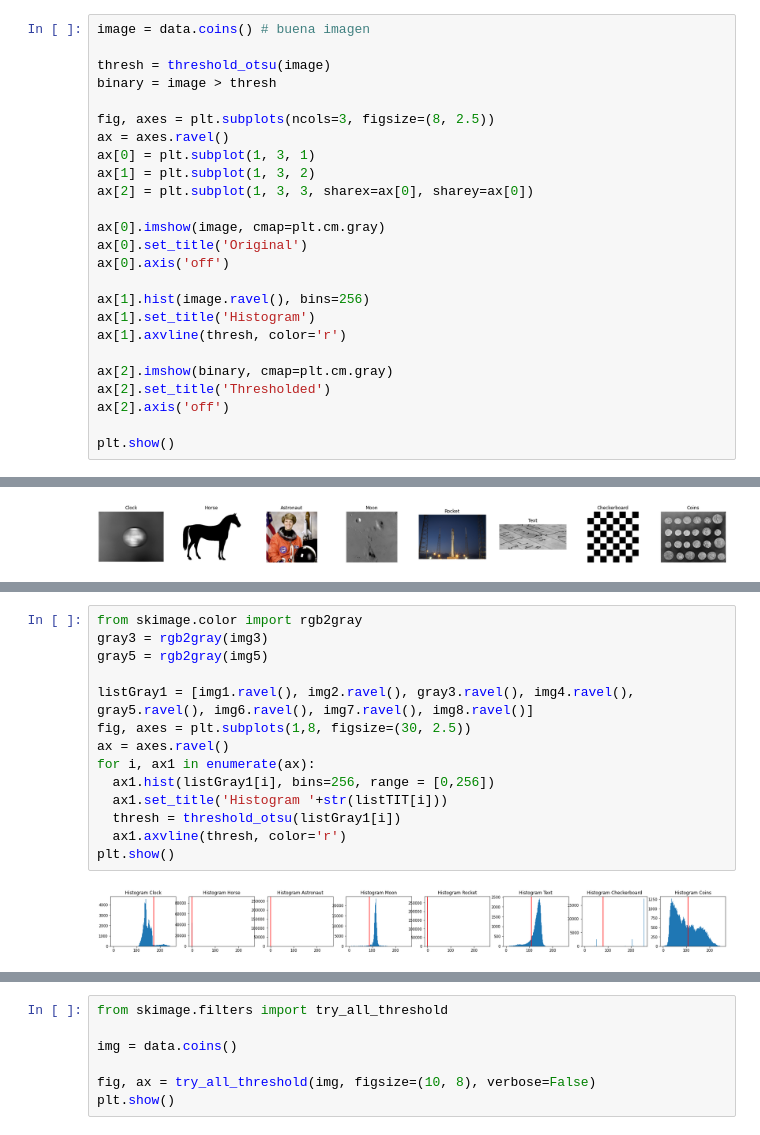
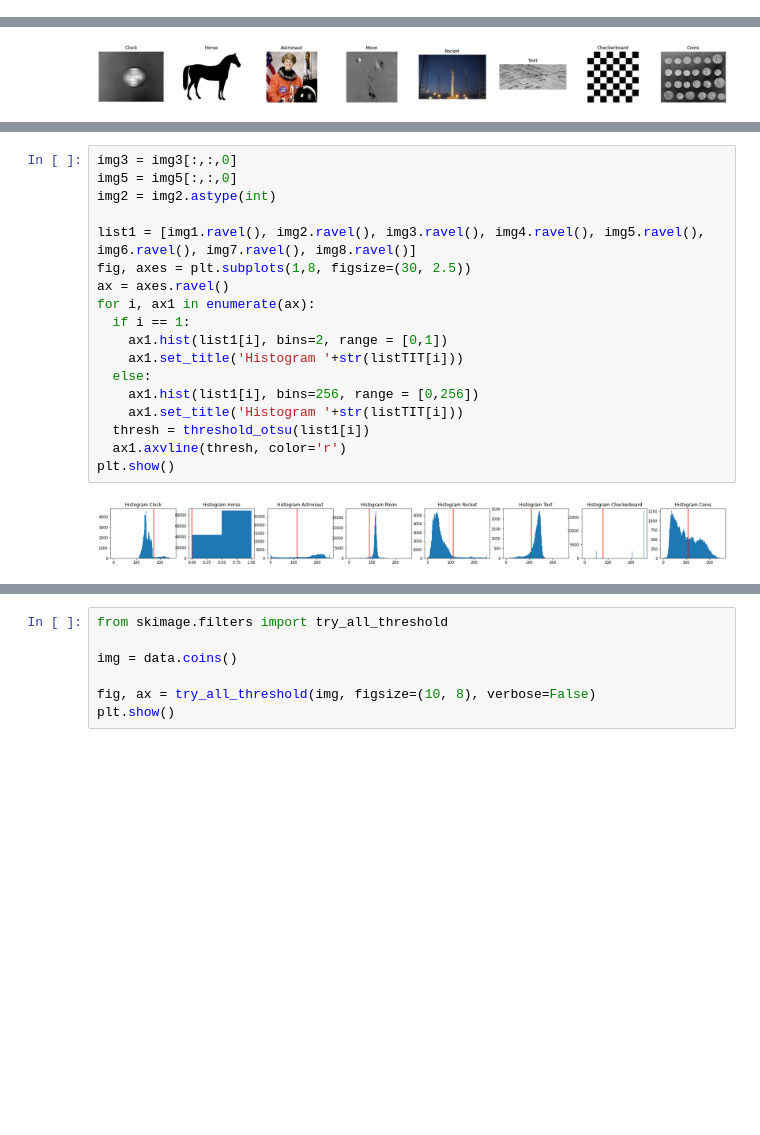
Before and after one commit to andreac941/ComputerVision-Eq3, a Jupyter notebook: 9.4_Segmentation_Otsu_Eq10.ipynb, the cells around one changed output, grey strips where cells are left out. Drawn from its saved outputs; the diff is of its cells as text; blank space fills up the shorter version.

```diff
--- a/9.4_Segmentation_Otsu_Eq10.ipynb
+++ b/9.4_Segmentation_Otsu_Eq10.ipynb
@@ -93,25 +82,0 @@ Intentamos Single Thresholding de la base de imágenes "data" de skimage con las
-# %%
-image = data.coins() # buena imagen
-
-thresh = threshold_otsu(image)
-binary = image > thresh
-
-fig, axes = plt.subplots(ncols=3, figsize=(8, 2.5))
-ax = axes.ravel()
-ax[0] = plt.subplot(1, 3, 1)
-ax[1] = plt.subplot(1, 3, 2)
-ax[2] = plt.subplot(1, 3, 3, sharex=ax[0], sharey=ax[0])
-
-ax[0].imshow(image, cmap=plt.cm.gray)
-ax[0].set_title('Original')
-ax[0].axis('off')
-
-ax[1].hist(image.ravel(), bins=256)
-ax[1].set_title('Histogram')
-ax[1].axvline(thresh, color='r')
-
-ax[2].imshow(binary, cmap=plt.cm.gray)
-ax[2].set_title('Thresholded')
-ax[2].axis('off')
-
-plt.show()
@@ -152,17 +109,21 @@ io.imshow(gray5)
 # %%
-from skimage.color import rgb2gray
-gray3 = rgb2gray(img3)
-gray5 = rgb2gray(img5)
+img3 = img3[:,:,0]
+img5 = img5[:,:,0]
+img2 = img2.astype(int)
 
-listGray1 = [img1.ravel(), img2.ravel(), gray3.ravel(), img4.ravel(), gray5.ravel(), img6.ravel(), img7.ravel(), img8.ravel()]
+list1 = [img1.ravel(), img2.ravel(), img3.ravel(), img4.ravel(), img5.ravel(), img6.ravel(), img7.ravel(), img8.ravel()]
 fig, axes = plt.subplots(1,8, figsize=(30, 2.5))
 ax = axes.ravel()
 for i, ax1 in enumerate(ax):
-  ax1.hist(listGray1[i], bins=256, range = [0,256])
-  ax1.set_title('Histogram '+str(listTIT[i]))
-  thresh = threshold_otsu(listGray1[i])
+  if i == 1:
+    ax1.hist(list1[i], bins=2, range = [0,1])
+    ax1.set_title('Histogram '+str(listTIT[i]))
+  else:
+    ax1.hist(list1[i], bins=256, range = [0,256])
+    ax1.set_title('Histogram '+str(listTIT[i]))
+  thresh = threshold_otsu(list1[i])
   ax1.axvline(thresh, color='r')
 plt.show()
 # %% [output]
-[figure, old version]
+[figure, new version]
 # %%
```
Also changed, not shown: parts of 10 cells of this notebook.
